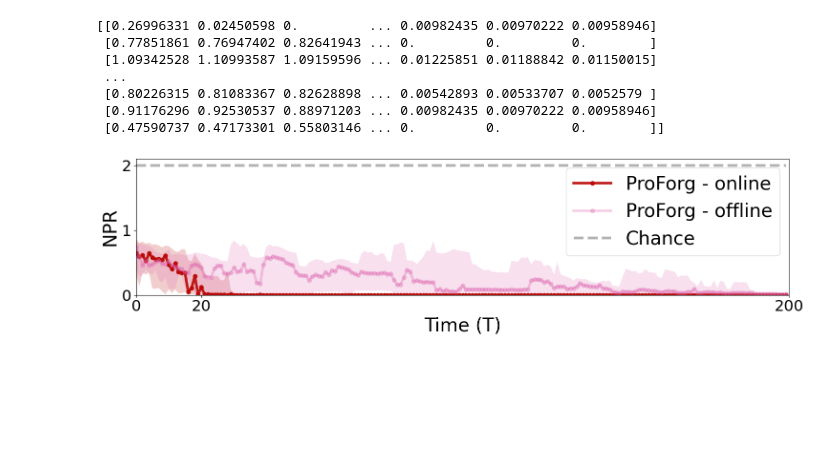
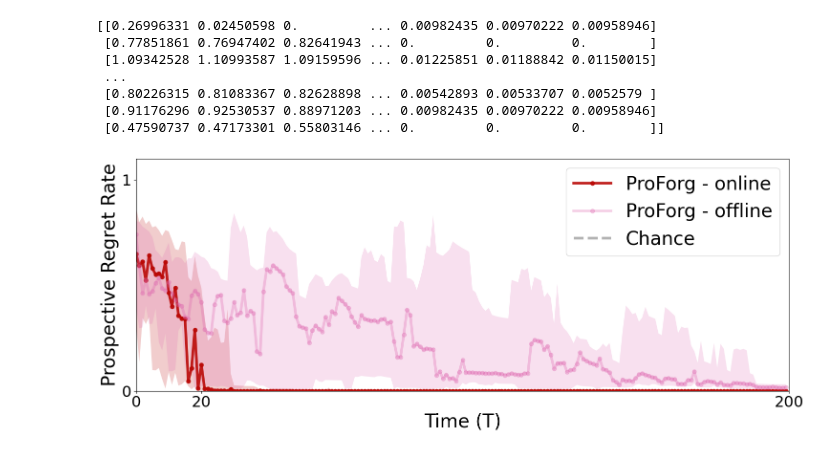
Before and after one commit to neurodata/ProspectiveLearningwithControl, a Jupyter notebook: figures/fig2_new.ipynb, the cells around one changed output. Cells and saved outputs as stored; diff of their text form; code cells hidden in the pictures; blank space fills up the shorter version.

```diff
--- a/figures/fig2_new.ipynb
+++ b/figures/fig2_new.ipynb
@@ -44,7 +44,7 @@ print(PREGRETS_arr)
  [0.91176296 0.92530537 0.88971203 ... 0.00982435 0.00970222 0.00958946]
  [0.47590737 0.47173301 0.55803146 ... 0.         0.         0.        ]]
 # %%
-plt.figure(figsize=(15, 4))
+plt.figure(figsize=(15, 6))
 
 linewidth = 4
 fontsize = 28
@@ -57,34 +57,34 @@ colors = {
           }
 
 Ts_online = np.arange(200,400,1) - 200
 PREGRETS_arr = PREGRETS_arr
 median = np.median(PREGRETS_arr, axis=0)
 q25  = np.nanpercentile(PREGRETS_arr, 25, axis=0)
 q75  = np.nanpercentile(PREGRETS_arr, 75, axis=0)
 plt.plot(Ts_online, median[:200],color=colors["PVAFM_RF_online"], lw = linewidth,marker='o',alpha = 0.9,label = 'ProForg - online')
 plt.fill_between(Ts_online, q25[:200], q75[:200], color=colors["PVAFM_RF_online"], alpha=0.20, edgecolor="none")
 
 
 PREGRETS_random_arr = PREGRETS_random_arr
 median = np.median(PREGRETS_random_arr, axis=0)
 q25  = np.nanpercentile(PREGRETS_random_arr, 25, axis=0)
 q75  = np.nanpercentile(PREGRETS_random_arr, 75, axis=0)
 
 
 plt.plot(Ts_online, median[:200],color=colors["PVAFM_RF_offline"], lw = linewidth,marker='o',alpha = 0.3,label = 'ProForg - offline')
 plt.fill_between(Ts_online, q25[:200], q75[:200], color=colors["PVAFM_RF_offline"], alpha=0.20, edgecolor="none")
 
 plt.plot(Ts_online, 2*np.ones(len(Ts_online)),color='grey', lw = linewidth,ls='--',alpha = 0.6,label = 'Chance')
 
 plt.xticks([0,20,200],[0,20,200],fontsize = fontsize-5)
 plt.xlim([0,200])
-plt.ylim([0,2.1])
-plt.yticks([0,1,2],fontsize = fontsize-5)
+plt.ylim([0,1.1])
+plt.yticks([0,1],fontsize = fontsize-5)
 plt.xlabel("Time (T)",fontsize = fontsize)
-plt.ylabel("NPR", fontsize = fontsize)
+plt.ylabel("Prospective Regret Rate", fontsize = fontsize)
 # plt.title('Prospective Regret Across Lookahead Steps - Online vs Offline',fontsize = fontsize)
 plt.legend(fontsize = fontsize)
 plt.tight_layout()
 plt.savefig('ProForg_online.png')
 # %% [output]
-[figure, old version]
+[figure, new version]
```
Also changed, not shown: 10 other files.
